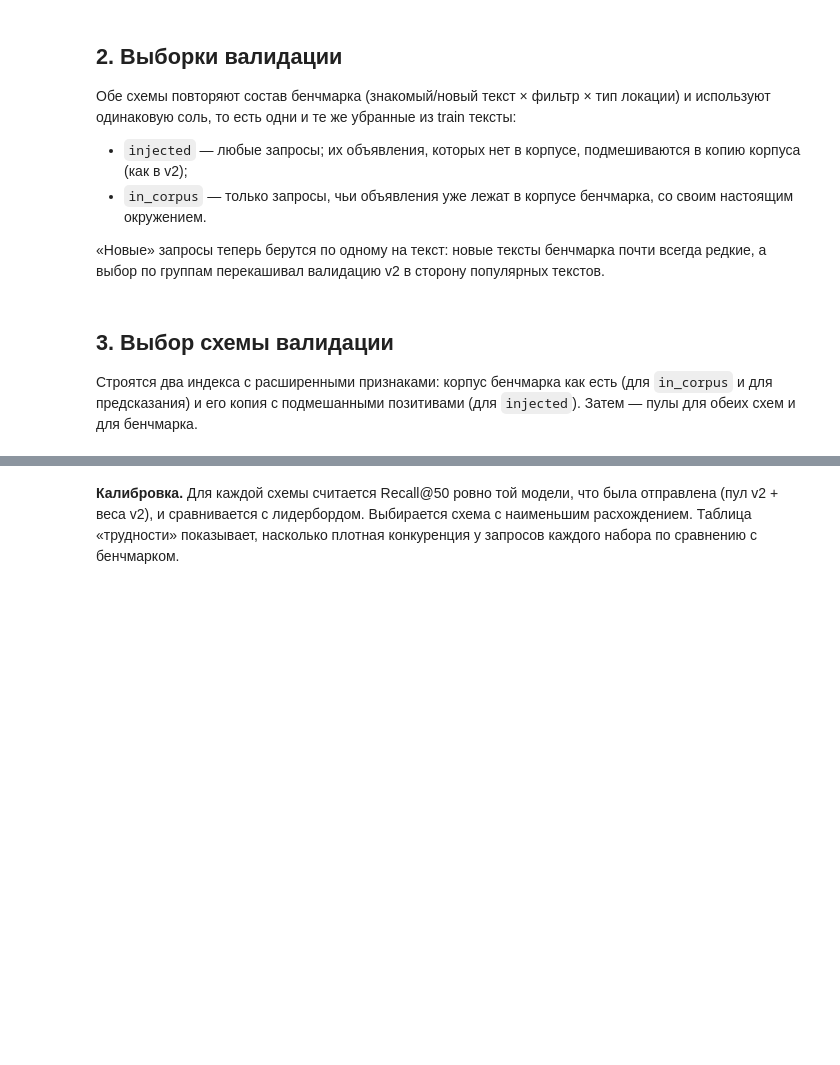
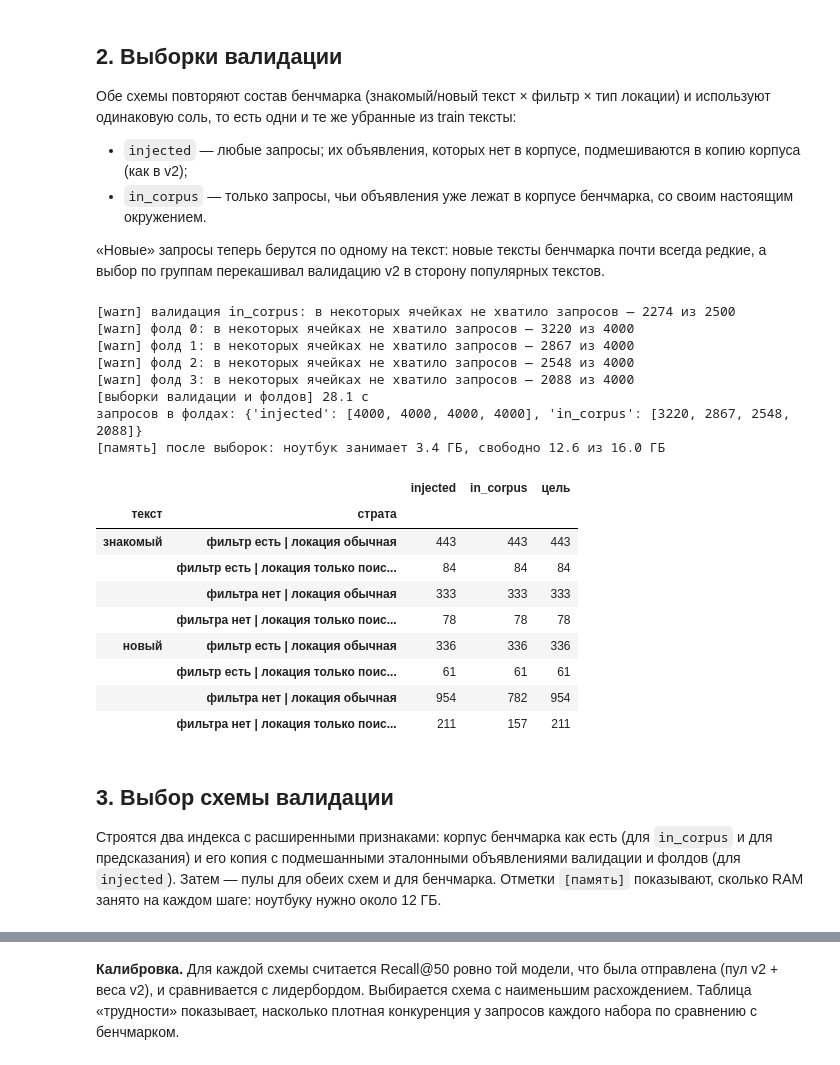
Before and after one commit to mishin-mikhail/avito_autumn_dev, a Jupyter notebook: notebooks/04_ranker_embeddings.ipynb, the cells around one changed output, grey strips where cells are left out. Saved outputs shown, nothing was run; the diff lists cells and outputs as text; code cells hidden in the pictures; blank space fills up the shorter version.

```diff
--- a/notebooks/04_ranker_embeddings.ipynb
+++ b/notebooks/04_ranker_embeddings.ipynb
@@ -155,4 +174,5 @@ print(f"репозиторий: {REPO_ROOT}\nкоммит: {COMMIT}")
 # %%
+import gc
 import json
 from dataclasses import replace
 
@@ -175,7 +195,7 @@ from src.repro import library_versions, seed_everything
 from src.sampling import build_folds, build_validation, group_table, scheme_keys
 from src.submit import save_answer, validate_answer
 from src.text import Lemmatizer
-from src.utils import resources_report, timer
+from src.utils import memory_status, resources_report, timer
 from src.validation import add_query_segments, mark_seen, per_query_recall, recall_at_k
 
 assert CFG.n_threads == N_THREADS
@@ -183,7 +203,7 @@ seed_everything(CFG.seed)
 pd.set_option("display.max_colwidth", 100)
 
 SMOKE = os.environ.get("SMOKE_TEST") == "1"
-R = replace(RANKER_CFG, version="v4")
+R = replace(RANKER_CFG, version="v4", uniform_unseen_texts=True)   # «новые» запросы — редкие тексты, как в бенчмарке
 if SMOKE:
     R = replace(R, n_val_queries=300, fold_queries=300, max_rounds=150, early_stopping=30)
 FEATURES = ranker_features(use_dense=True)
@@ -236,15 +278,40 @@ print(f"\nгрупп-запросов: {len(groups):,}; из них все вы
 # %%
 ALL_ROWS = np.ones(len(train), dtype=bool)
 KEYS = scheme_keys(groups)
-with timer("выборки валидации"):       # та же функция строит выборки в 03_embeddings
+with timer("выборки валидации и фолдов"):       # те же функции строят выборки в 03_embeddings
     VAL = build_validation(train, groups, bench_q, R)
+    FOLDS_ALL = {name: build_folds(train, groups, bench_q, R, VAL[name], KEYS[name]) for name in VAL}
+print("запросов в фолдах:", {name: [len(f.queries) for f in folds] for name, folds in FOLDS_ALL.items()})
+
+# Дальше из train нужны только колонки для статистик: тексты и описания освобождают память
+train = train[STATS_COLS].copy()
+memory_status("после выборок")
 
 pd.concat({name: s.report.set_index(["текст", "страта"])["факт"] for name, s in VAL.items()},
           axis=1).assign(цель=VAL["injected"].report["цель"].to_numpy())
+# %% [output]
+[warn] валидация in_corpus: в некоторых ячейках не хватило запросов — 2274 из 2500
+[warn] фолд 0: в некоторых ячейках не хватило запросов — 3220 из 4000
+[warn] фолд 1: в некоторых ячейках не хватило запросов — 2867 из 4000
+[warn] фолд 2: в некоторых ячейках не хватило запросов — 2548 из 4000
+[warn] фолд 3: в некоторых ячейках не хватило запросов — 2088 из 4000
+[выборки валидации и фолдов] 28.1 c
+запросов в фолдах: {'injected': [4000, 4000, 4000, 4000], 'in_corpus': [3220, 2867, 2548, 2088]}
+[память] после выборок: ноутбук занимает 3.4 ГБ, свободно 12.6 из 16.0 ГБ
+|  |  | injected | in_corpus | цель |
+| текст | страта |  |  |  |
+| знакомый | фильтр есть | локация обычная | 443 | 443 | 443 |
+|  | фильтр есть | локация только поис... | 84 | 84 | 84 |
+|  | фильтра нет | локация обычная | 333 | 333 | 333 |
+|  | фильтра нет | локация только поис... | 78 | 78 | 78 |
+| новый | фильтр есть | локация обычная | 336 | 336 | 336 |
+|  | фильтр есть | локация только поис... | 61 | 61 | 61 |
+|  | фильтра нет | локация обычная | 954 | 782 | 954 |
+|  | фильтра нет | локация только поис... | 211 | 157 | 211 |
 # %% [markdown]
 ## 3. Выбор схемы валидации
 
-Строятся два индекса с расширенными признаками: корпус бенчмарка как есть (для `in_corpus` и для предсказания) и его копия с подмешанными позитивами (для `injected`). Затем — пулы для обеих схем и для бенчмарка.
+Строятся два индекса с расширенными признаками: корпус бенчмарка как есть (для `in_corpus` и для предсказания) и его копия с подмешанными эталонными объявлениями валидации и фолдов (для `injected`). Затем — пулы для обеих схем и для бенчмарка. Отметки `[память]` показывают, сколько RAM занято на каждом шаге: ноутбуку нужно около 12 ГБ.
 # %%
 vocabs = build_vocabs([train, bench_q], [train, bench_items])
 cache = ItemLemmaCache(lem, CFG.desc_max_chars)
```
Also changed, not shown: parts of 17 cells of this notebook, 8 other files.
